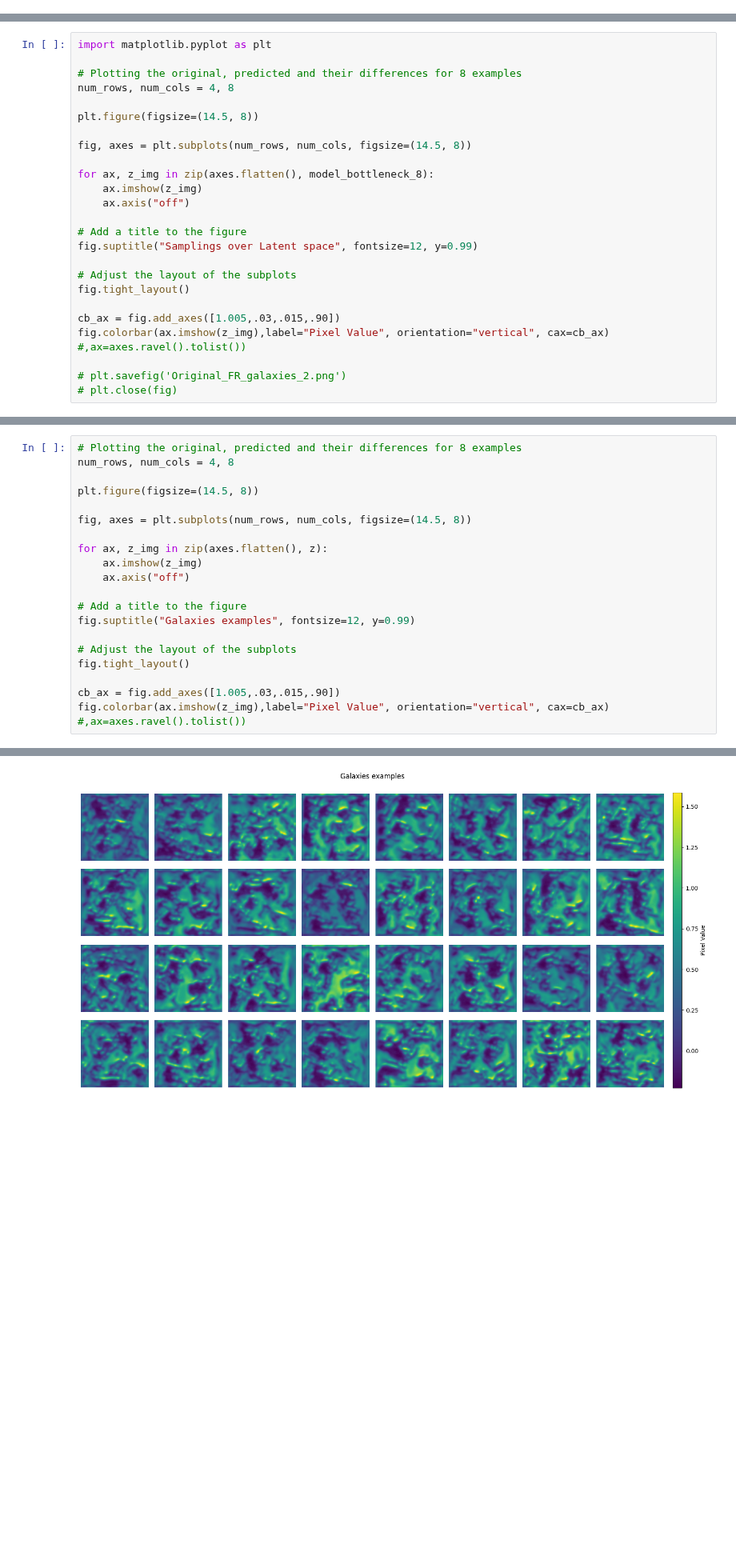
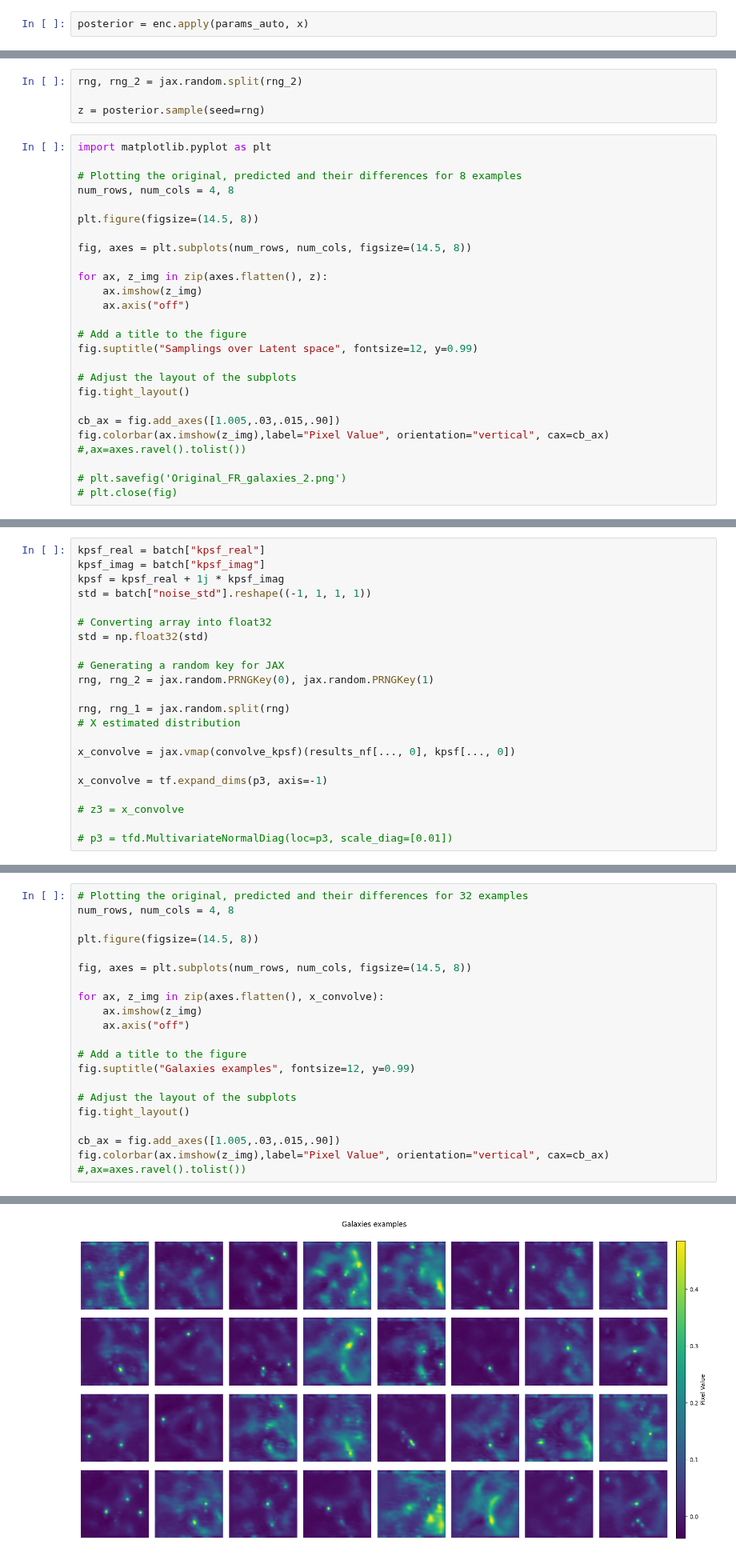
Before and after one commit to JonnyyTorres/Galsim_JAX, a Jupyter notebook: NF_Galsim.ipynb, the cells around one changed output, grey strips where cells are left out. Shown at 80% size. Drawn from its saved outputs; the diff is of its cells as text; blank space fills up the shorter version.

Commit message:
Applying the Encoder and Decoder from the AE Module

```diff
--- a/NF_Galsim.ipynb
+++ b/NF_Galsim.ipynb
@@ -183,0 +178,2 @@ Working with z of shape (1, 1, 8, 8) = 64 dimensions.
+# %%
+posterior = enc.apply(params_auto, x)
@@ -184,3 +188,7 @@ Working with z of shape (1, 1, 8, 8) = 64 dimensions.
+# %%
+rng, rng_2 = jax.random.split(rng_2)
+
+z = posterior.sample(seed=rng)
 # %%
 import matplotlib.pyplot as plt
 
@@ -191,7 +199,7 @@ plt.figure(figsize=(14.5, 8))
 
 fig, axes = plt.subplots(num_rows, num_cols, figsize=(14.5, 8))
 
-for ax, z_img in zip(axes.flatten(), model_bottleneck_8):
+for ax, z_img in zip(axes.flatten(), z):
     ax.imshow(z_img)
     ax.axis("off")
 
@@ -543,0 +536,22 @@ z = p.sample(seed=rng_1)
+# %%
+kpsf_real = batch["kpsf_real"]
+kpsf_imag = batch["kpsf_imag"]
+kpsf = kpsf_real + 1j * kpsf_imag
+std = batch["noise_std"].reshape((-1, 1, 1, 1))
+
+# Converting array into float32
+std = np.float32(std)
+
+# Generating a random key for JAX
+rng, rng_2 = jax.random.PRNGKey(0), jax.random.PRNGKey(1)
+
+rng, rng_1 = jax.random.split(rng)
+# X estimated distribution
+
+x_convolve = jax.vmap(convolve_kpsf)(results_nf[..., 0], kpsf[..., 0])
+
+x_convolve = tf.expand_dims(p3, axis=-1)
+
+# z3 = x_convolve
+
+# p3 = tfd.MultivariateNormalDiag(loc=p3, scale_diag=[0.01])
@@ -544,24 +564,24 @@ z = p.sample(seed=rng_1)
 # %%
-# Plotting the original, predicted and their differences for 8 examples
+# Plotting the original, predicted and their differences for 32 examples
 num_rows, num_cols = 4, 8
 
 plt.figure(figsize=(14.5, 8))
 
 fig, axes = plt.subplots(num_rows, num_cols, figsize=(14.5, 8))
 
-for ax, z_img in zip(axes.flatten(), z):
+for ax, z_img in zip(axes.flatten(), x_convolve):
     ax.imshow(z_img)
     ax.axis("off")
 
 # Add a title to the figure
 fig.suptitle("Galaxies examples", fontsize=12, y=0.99)
 
 # Adjust the layout of the subplots
 fig.tight_layout()
 
 cb_ax = fig.add_axes([1.005,.03,.015,.90])
 fig.colorbar(ax.imshow(z_img),label="Pixel Value", orientation="vertical", cax=cb_ax) #,ax=axes.ravel().tolist())
 # %% [output]
 <matplotlib.colorbar.Colorbar at 0x...>
 <Figure size 1450x800 with 0 Axes>
-[figure, old version]
+[figure, new version]
```
Also changed, not shown: parts of 34 cells of this notebook.
